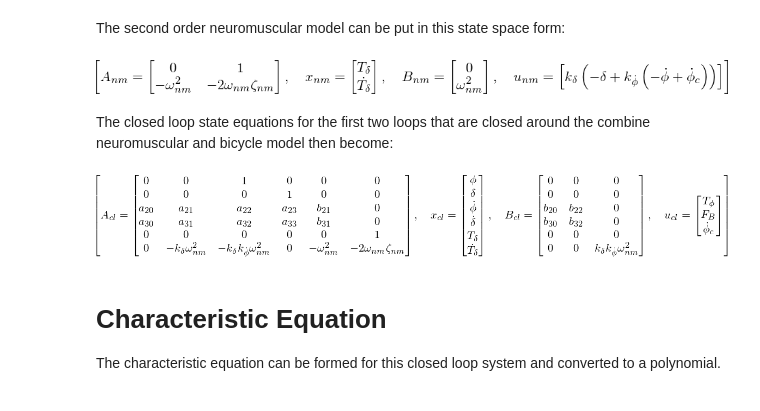
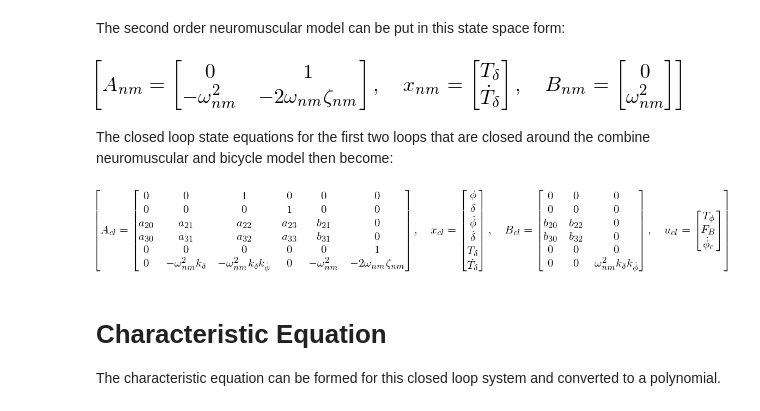
Before and after one commit to moorepants/BMD2016, a Jupyter notebook: notebooks/solve_inner_loop_gains.ipynb, the cells around one changed output. Saved outputs shown, nothing was run; the diff lists cells and outputs as text; code cells hidden in the pictures.

```diff
--- a/notebooks/solve_inner_loop_gains.ipynb
+++ b/notebooks/solve_inner_loop_gains.ipynb
@@ -32,15 +32,15 @@ The bicycle state equations take this general form:
 # %% [markdown]
 The second order neuromuscular model can be put in this state space form:
 # %%
-[Eq(MatrixSymbol('{}_nm'.format(v), *n[v].shape), n[v]) for v in ['A', 'x', 'B', 'u']]
+[Eq(MatrixSymbol('{}_nm'.format(v), *n[v].shape), n[v]) for v in ['A', 'x', 'B']]
 # %% [output]
-[figure, old version]
+[figure, new version]
 # %% [markdown]
 The closed loop state equations for the first two loops that are closed around the combine neuromuscular and bicycle model then become:
 # %%
-[Eq(MatrixSymbol('{}_cl'.format(v), *c[v].shape), c[v]) for v in ['A', 'x', 'B', 'u']]
+[Eq(MatrixSymbol('{}_cl'.format(v), *c_phidot[v].shape), c_phidot[v]) for v in ['A', 'x', 'B', 'u']]
 # %% [output]
-[figure, old version]
+[figure, new version]
 # %% [markdown]
 # Characteristic Equation
 
```
Also changed, not shown: parts of 10 cells of this notebook, 2 other files.
